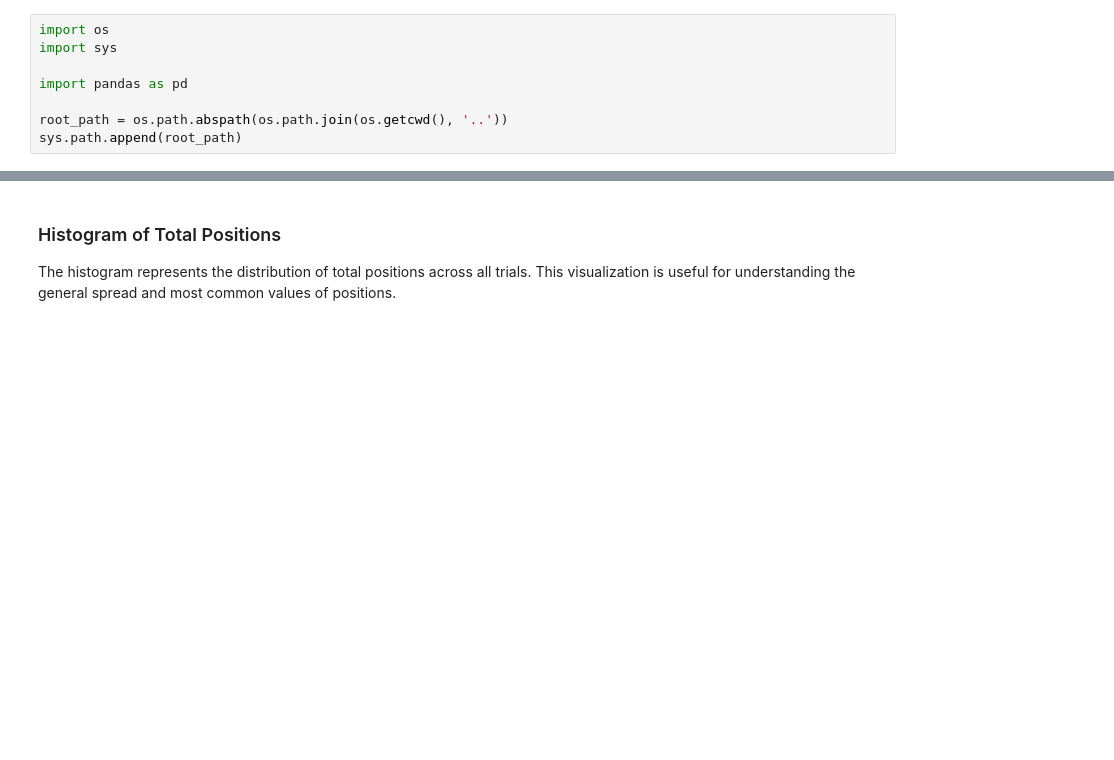
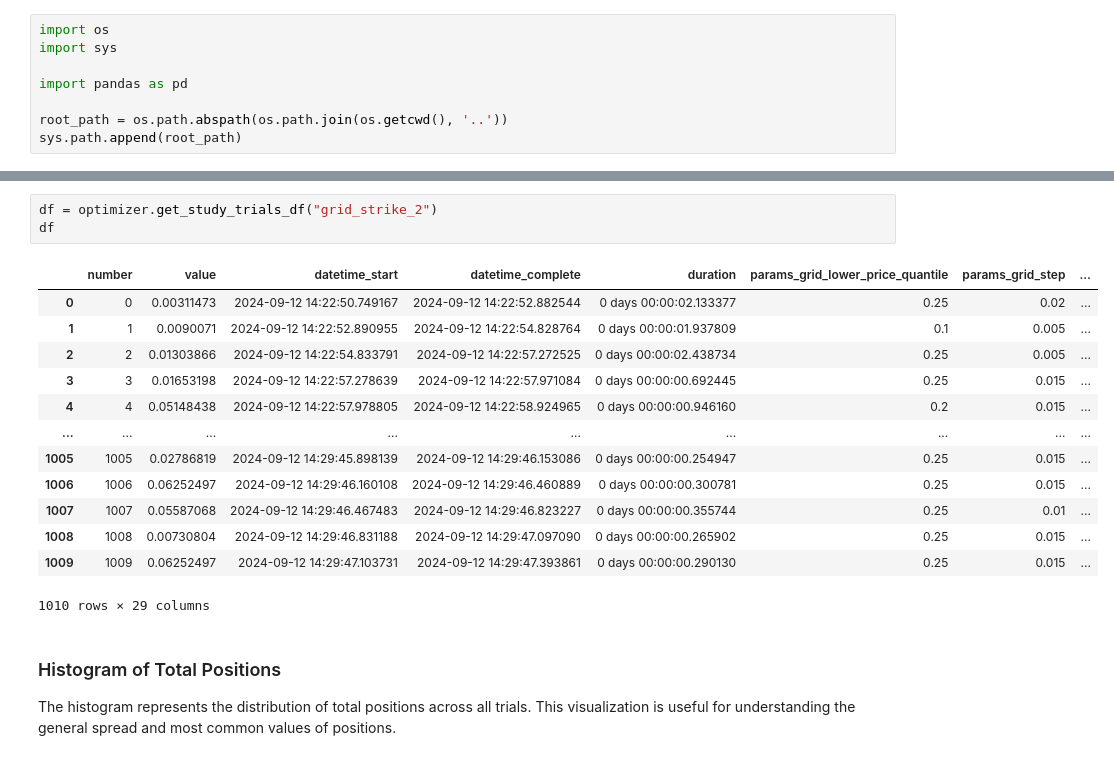
Before and after one commit to hummingbot/quants-lab, a Jupyter notebook: research_notebooks/analyze_optimization_results.ipynb, the cells around one changed output, grey strips where cells are left out. Cells and saved outputs as stored; diff of their text form; blank space fills up the shorter version.

```diff
--- a/research_notebooks/analyze_optimization_results.ipynb
+++ b/research_notebooks/analyze_optimization_results.ipynb
@@ -53,3 +14,20 @@ fig.show()
+# %%
+df = optimizer.get_study_trials_df("grid_strike_2")
+df
+# %% [output]
+|  | number | value | datetime_start | datetime_complete | duration | params_grid_lower_price_quantile | params_grid_step | ... |
+| 0 | 0 | 0.00311473 | 2024-09-12 14:22:50.749167 | 2024-09-12 14:22:52.882544 | 0 days 00:00:02.133377 | 0.25 | 0.02 | ... |
+| 1 | 1 | 0.0090071 | 2024-09-12 14:22:52.890955 | 2024-09-12 14:22:54.828764 | 0 days 00:00:01.937809 | 0.1 | 0.005 | ... |
+| 2 | 2 | 0.01303866 | 2024-09-12 14:22:54.833791 | 2024-09-12 14:22:57.272525 | 0 days 00:00:02.438734 | 0.25 | 0.005 | ... |
+| 3 | 3 | 0.01653198 | 2024-09-12 14:22:57.278639 | 2024-09-12 14:22:57.971084 | 0 days 00:00:00.692445 | 0.25 | 0.015 | ... |
+| 4 | 4 | 0.05148438 | 2024-09-12 14:22:57.978805 | 2024-09-12 14:22:58.924965 | 0 days 00:00:00.946160 | 0.2 | 0.015 | ... |
+| ... | ... | ... | ... | ... | ... | ... | ... | ... |
+| 1005 | 1005 | 0.02786819 | 2024-09-12 14:29:45.898139 | 2024-09-12 14:29:46.153086 | 0 days 00:00:00.254947 | 0.25 | 0.015 | ... |
+| 1006 | 1006 | 0.06252497 | 2024-09-12 14:29:46.160108 | 2024-09-12 14:29:46.460889 | 0 days 00:00:00.300781 | 0.25 | 0.015 | ... |
+| 1007 | 1007 | 0.05587068 | 2024-09-12 14:29:46.467483 | 2024-09-12 14:29:46.823227 | 0 days 00:00:00.355744 | 0.25 | 0.01 | ... |
+| 1008 | 1008 | 0.00730804 | 2024-09-12 14:29:46.831188 | 2024-09-12 14:29:47.097090 | 0 days 00:00:00.265902 | 0.25 | 0.015 | ... |
+| 1009 | 1009 | 0.06252497 | 2024-09-12 14:29:47.103731 | 2024-09-12 14:29:47.393861 | 0 days 00:00:00.290130 | 0.25 | 0.015 | ... |
+1010 rows × 29 columns
 # %% [markdown]
 ### Histogram of Total Positions
 The histogram represents the distribution of total positions across all trials. This visualization is useful for understanding the general spread and most common values of positions.
```
Also changed, not shown: parts of 9 cells of this notebook.
